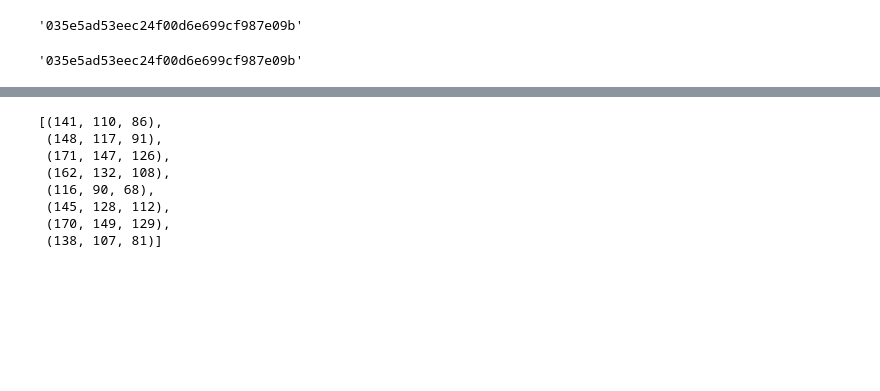
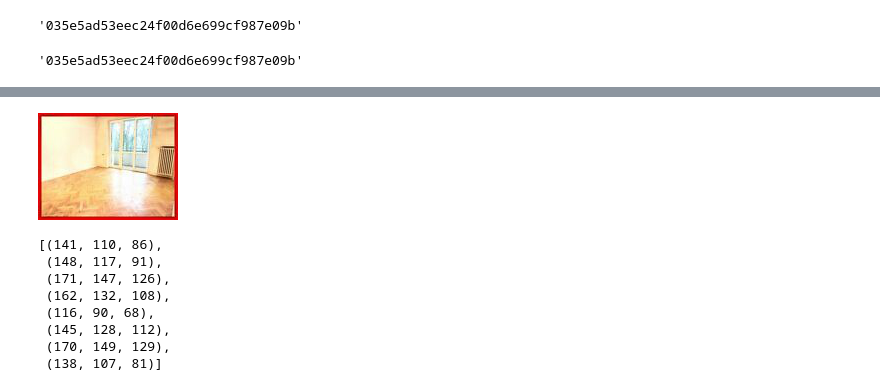
Before and after one commit to Buzdygan/flats, a Jupyter notebook: m3/m3_notebook.ipynb, the cells around one changed output, grey strips where cells are left out. Saved outputs shown, nothing was run; the diff lists cells and outputs as text; code cells hidden in the pictures; blank space fills up the shorter version.

```diff
--- a/m3/m3_notebook.ipynb
+++ b/m3/m3_notebook.ipynb
@@ -215,0 +226,2 @@ img = Image.open(BytesIO(BYTES))
+# %%
+post = FlatPost.objects.all()[0]
@@ -216,3 +232,7 @@ img = Image.open(BytesIO(BYTES))
+# %%
+Image.open(BytesIO(post.thumbnail))
+# %% [output]
+[figure, added]
 # %%
 list(img.getdata())
 # %% [output]
```
Also changed, not shown: parts of 4 cells of this notebook, 14 other files.
